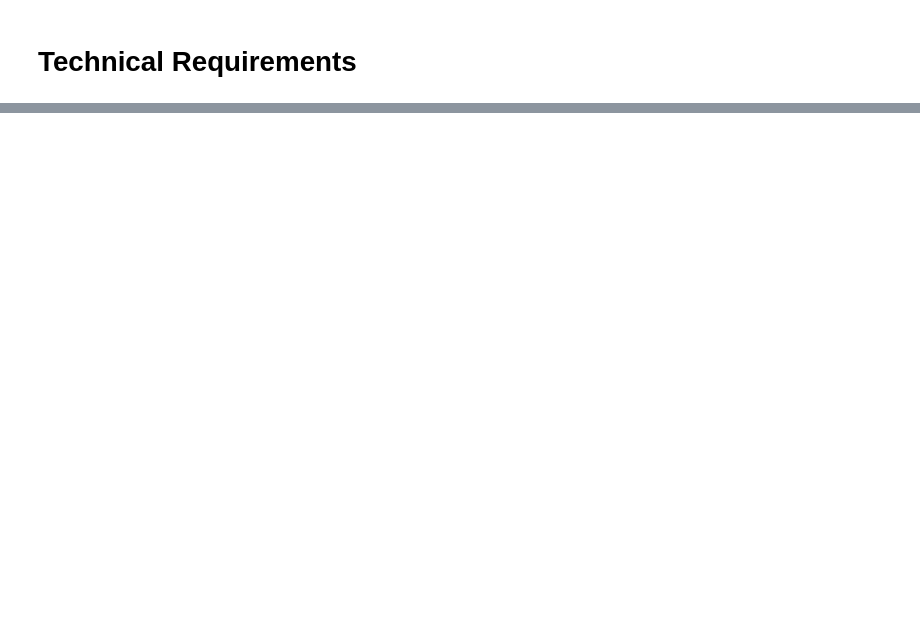
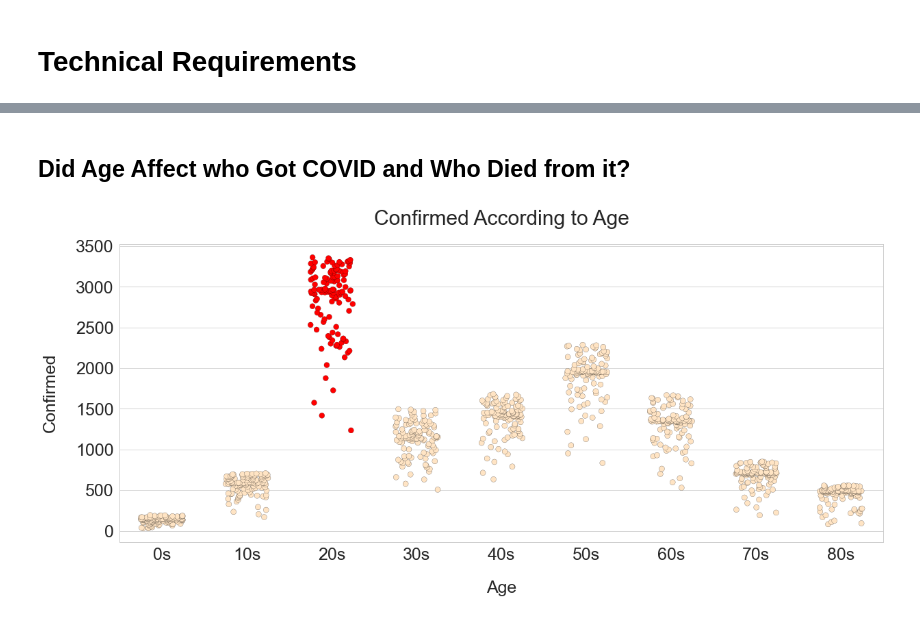
Before and after one commit to KevinNourian/COVID19, a Jupyter notebook: 00COVID19.ipynb, the cells around one changed output, grey strips where cells are left out. Saved outputs shown, nothing was run; the diff lists cells and outputs as text; code cells hidden in the pictures; blank space fills up the shorter version.

```diff
--- a/00COVID19.ipynb
+++ b/00COVID19.ipynb
@@ -104,0 +227,2 @@ gender = pd.read_csv(
+# %%
+age.drop("time", inplace=True, axis=1)
@@ -363,2 +388,0 @@ Test:
-# %%
-age = age.drop(["time"], axis=1)
@@ -804,0 +610,53 @@ population
+# %% [markdown]
+## Did Age Affect who Got COVID and Who Died from it?
+# %%
+confirmed_by_age = (
+    age[["Age", "Confirmed"]]
+    .groupby(["Age"])
+    .max()
+    .sort_values("Confirmed", ascending=False)
+)
+
+confirmed_by_age = confirmed_by_age.reset_index()
+
+plt.figure(figsize=(20, 8))
+sns.set(style="whitegrid")
+sns.set_context("paper", font_scale=2.0)
+
+ord_color = "bisque"
+spec_lev1 = "red"
+spec_lev2 = "orangered"
+spec_lev3 = "lightcoral"
+
+palette = {
+    "0s": ord_color,
+    "10s": ord_color,
+    "20s": spec_lev1,
+    "30s": ord_color,
+    "40s": ord_color,
+    "50s": ord_color,
+    "60s": ord_color,
+    "70s": ord_color,
+    "80s": ord_color,
+}
+
+sns.stripplot(
+    data=age,
+    x="Age",
+    y="Confirmed",
+    jitter=0.25,
+    size=8,
+    linewidth=0.2,
+    edgecolor="black",
+    palette=palette,
+)
+
+plt.xticks(fontsize=25)
+plt.yticks(fontsize=25)
+plt.xlabel("Age", fontsize=25, labelpad=25)
+plt.ylabel("Confirmed", fontsize=25, labelpad=25)
+plt.title("Confirmed According to Age", fontsize=30, y=1.05)
+
+plt.show();
+# %% [output]
+[figure, added]
```
Also changed, not shown: parts of 185 cells of this notebook, 3 other files.
